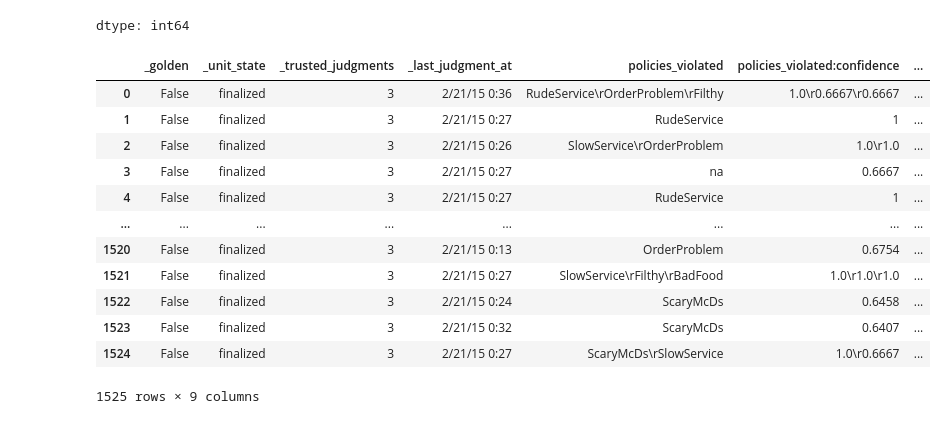
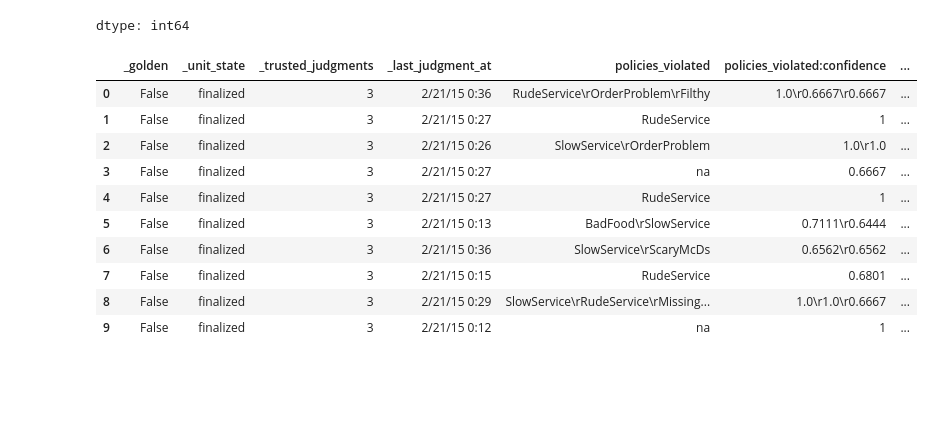
Before and after one commit to mamud1977/bootup, a Jupyter notebook: NN_data_preprocessing.ipynb, the cells around one changed output. Drawn from its saved outputs; the diff is of its cells as text; code cells hidden in the pictures; blank space fills up the shorter version.

```diff
--- a/NN_data_preprocessing.ipynb
+++ b/NN_data_preprocessing.ipynb
@@ -82,19 +84,17 @@ dtype: int64
 # %%
 # Select specific columns
 selected_columns = ["_golden","_unit_state","_trusted_judgments","_last_judgment_at","policies_violated","policies_violated:confidence","city","policies_violated_gold","review"]
 new_df = df[selected_columns]
-new_df
+new_df.head(10)
 # %% [output]
 |  | _golden | _unit_state | _trusted_judgments | _last_judgment_at | policies_violated | policies_violated:confidence | ... |
 | 0 | False | finalized | 3 | 2/21/15 0:36 | RudeService\rOrderProblem\rFilthy | 1.0\r0.6667\r0.6667 | ... |
 | 1 | False | finalized | 3 | 2/21/15 0:27 | RudeService | 1 | ... |
 | 2 | False | finalized | 3 | 2/21/15 0:26 | SlowService\rOrderProblem | 1.0\r1.0 | ... |
 | 3 | False | finalized | 3 | 2/21/15 0:27 | na | 0.6667 | ... |
 | 4 | False | finalized | 3 | 2/21/15 0:27 | RudeService | 1 | ... |
-| ... | ... | ... | ... | ... | ... | ... | ... |
-| 1520 | False | finalized | 3 | 2/21/15 0:13 | OrderProblem | 0.6754 | ... |
-| 1521 | False | finalized | 3 | 2/21/15 0:27 | SlowService\rFilthy\rBadFood | 1.0\r1.0\r1.0 | ... |
-| 1522 | False | finalized | 3 | 2/21/15 0:24 | ScaryMcDs | 0.6458 | ... |
-| 1523 | False | finalized | 3 | 2/21/15 0:32 | ScaryMcDs | 0.6407 | ... |
-| 1524 | False | finalized | 3 | 2/21/15 0:27 | ScaryMcDs\rSlowService | 1.0\r0.6667 | ... |
+| 5 | False | finalized | 3 | 2/21/15 0:13 | BadFood\rSlowService | 0.7111\r0.6444 | ... |
+| 6 | False | finalized | 3 | 2/21/15 0:36 | SlowService\rScaryMcDs | 0.6562\r0.6562 | ... |
+| 7 | False | finalized | 3 | 2/21/15 0:15 | RudeService | 0.6801 | ... |
+| 8 | False | finalized | 3 | 2/21/15 0:29 | SlowService\rRudeService\rMissing... | 1.0\r1.0\r0.6667 | ... |
+| 9 | False | finalized | 3 | 2/21/15 0:12 | na | 1 | ... |
-1525 rows × 9 columns
```
Also changed, not shown: parts of 2 cells of this notebook.
